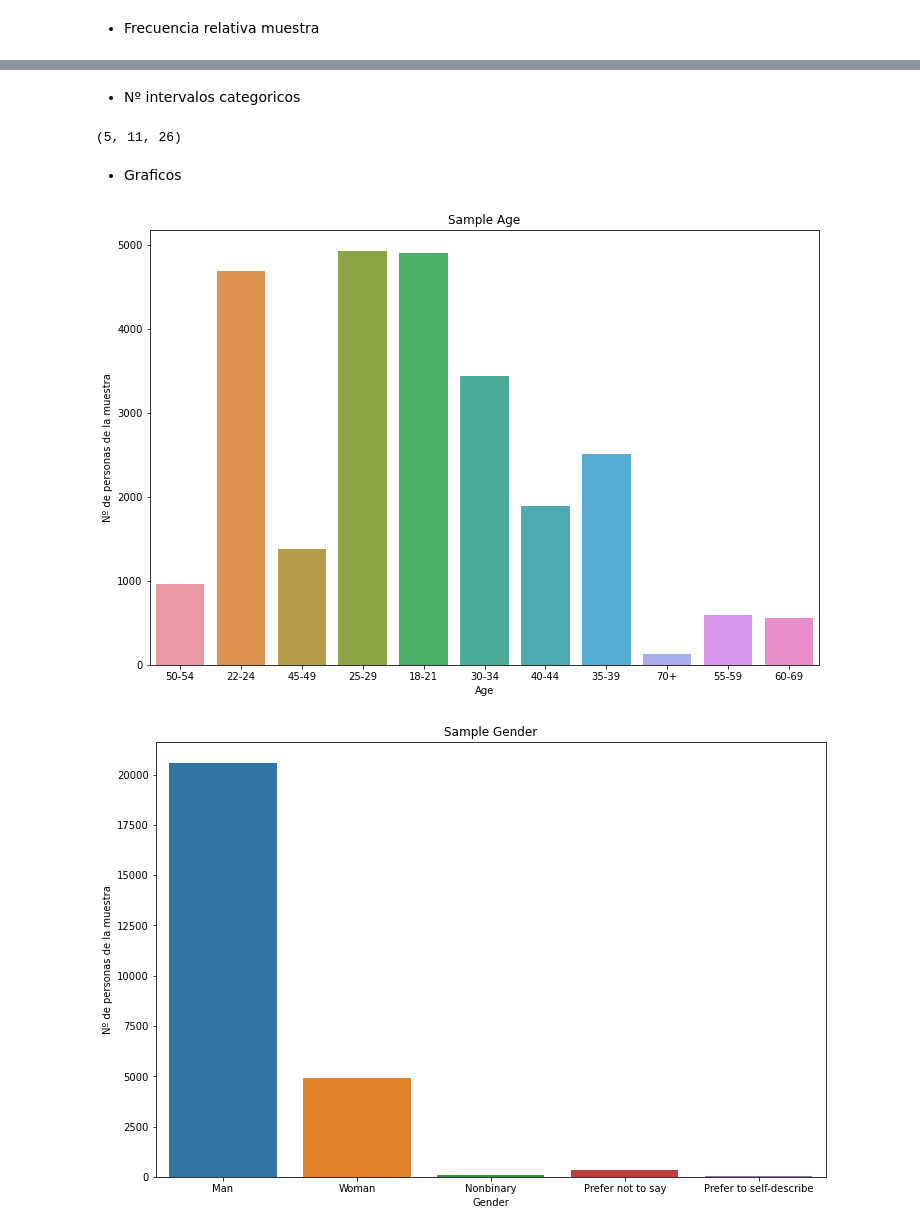
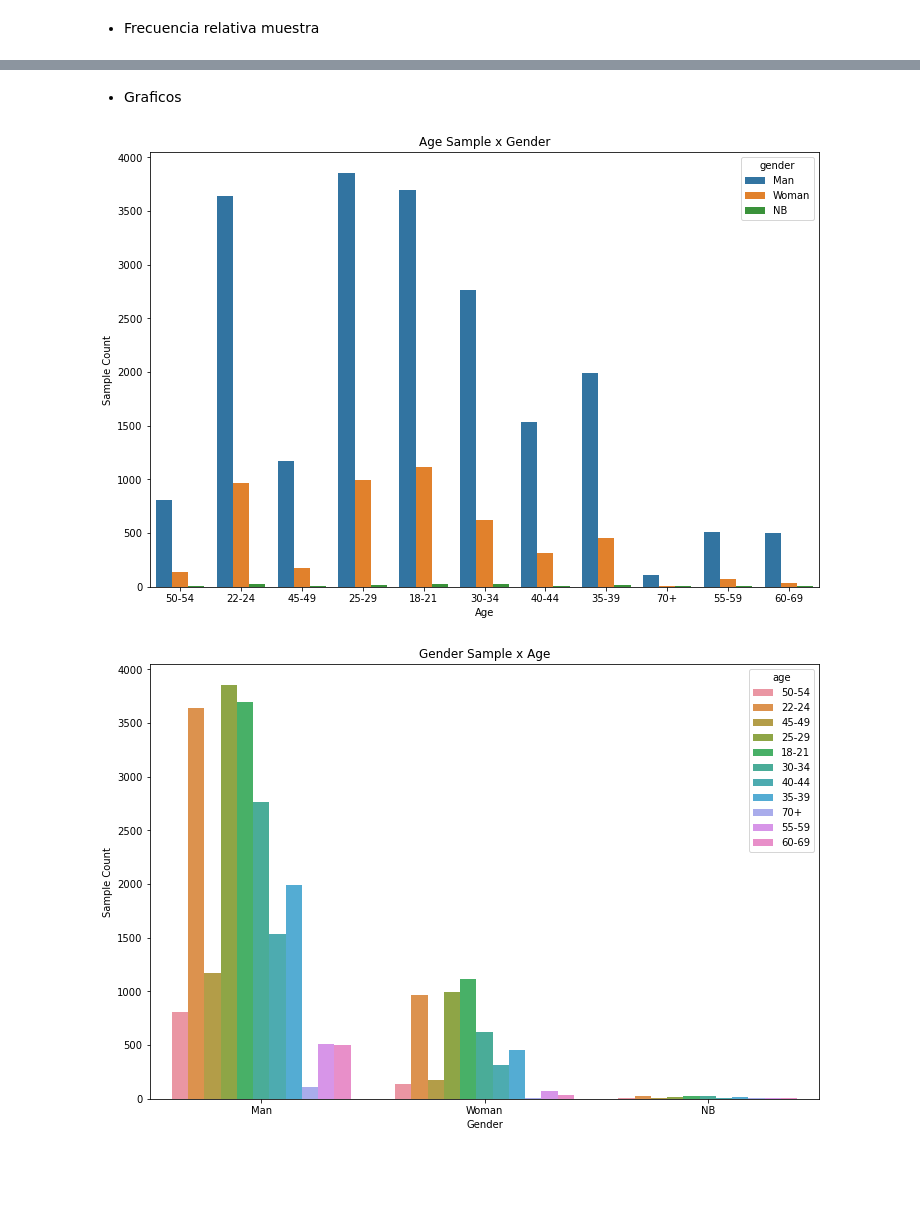
Before and after one commit to Adalab/project-da-promo-c-module-2-team-1, a Jupyter notebook: code/edad.genero.salario.ipynb, the cells around one changed output, grey strips where cells are left out. Drawn from its saved outputs; the diff is of its cells as text; code cells hidden in the pictures; blank space fills up the shorter version.

```diff
--- a/code/edad.genero.salario.ipynb
+++ b/code/edad.genero.salario.ipynb
@@ -377,0 +255,4 @@ age_gender
+# %%
+# quitamos '$'
+df_as['annual_income_q25'] = df_as['annual_income_q25'].replace('$0-999','0-999')
+df_as['annual_income_q25'] = df_as['annual_income_q25'].replace('>$1,000,000','>1,000,000')
@@ -377,0 +270,11 @@ age_gender
+# %%
+# lista con valores originales ['annual_income_q25']:
+
+list_income = ['25,000-29,999', '60,000-69,999', '0-999', '30,000-39,999', np.nan,
+       '15,000-19,999', '70,000-79,999', '2,000-2,999', '10,000-14,999',
+       '5,000-7,499', '20,000-24,999', '1,000-1,999', '100,000-124,999',
+       '7,500-9,999', '4,000-4,999', '40,000-49,999', '50,000-59,999',
+       '3,000-3,999', '300,000-499,999', '200,000-249,999',
+       '125,000-149,999', '250,000-299,999', '80,000-89,999',
+       '90,000-99,999', '150,000-199,999', '>1,000,000',
+       '$500,000-999,999']
@@ -377,0 +300,12 @@ age_gender
+# %%
+# lista con los valores del los rangos [annual_income_q25] convertidos a euros:
+list_income_new = ['23,250-27,899', '55,800-65,099', '0-929,07', '27,900-37,199', np.nan,
+                   '13,950-18,599', '65,100-74,399', '1,860-2,789', '9,300-13,949',
+                   '4,650-6,974', '18,600-23,249', '930-1,859', '93,000-116,249',
+                   '6,975-9,299', '3,720-4,649', '37,200-46,499', '46,500-55,799',
+                   '2,790-3,719', '279,000-464,999', '186,000-232,499',
+                   '116,250-139,499', '232,500-278,999', '74,400-83,699', '83,700-92,999', '139,500-185,999', '>930,000',
+                   '465,000-929,999']
+# %%
+# creamos la nueva columna:
+df_as['annual_incom€_q25'] = df_as['annual_income_q25'].replace(list_income, list_income_new)
@@ -504,26 +578,20 @@ Name: anual_income_q25, dtype: int64
-# %% [markdown]
-- Nº intervalos categoricos
-# %%
-df_edad.groupby('gender').ngroups, df_edad.groupby('age').ngroups, df_edad.groupby('anual_income_q25').ngroups
-# %% [output]
-(5, 11, 26)
 # %% [markdown]
  - Graficos
 # %%
 # histograma edad
 plt.figure(figsize=(12,8))
-fig = sns.countplot(x = 'age', data = df_edad)
-fig.set(xlabel = 'Age', ylabel = 'Nº de personas de la muestra')
-fig.set_title('Sample Age')
+fig = sns.countplot(x = 'age', data = df_as, hue = 'gender')
+fig.set(xlabel = 'Age', ylabel = 'Sample Count')
+fig.set_title('Age Sample x Gender')
 plt.show()
 # %% [output]
-[figure, old version]
+[figure, new version]
 # %%
 # countplot para visualizar la distribución de genero por la muestra
 plt.figure(figsize=(12,8))
-fig = sns.countplot(x = 'gender', data = df_edad)
-fig.set(xlabel = 'Gender', ylabel = 'Nº de personas de la muestra')
-fig.set_title('Sample Gender')
+fig = sns.countplot(x = 'gender', data = df_as, hue = 'age')
+fig.set(xlabel = 'Gender', ylabel = 'Sample Count')
+fig.set_title('Gender Sample x Age')
 plt.show()
 # %% [output]
-[figure, old version]
+[figure, new version]
```
Also changed, not shown: parts of 79 cells of this notebook.
